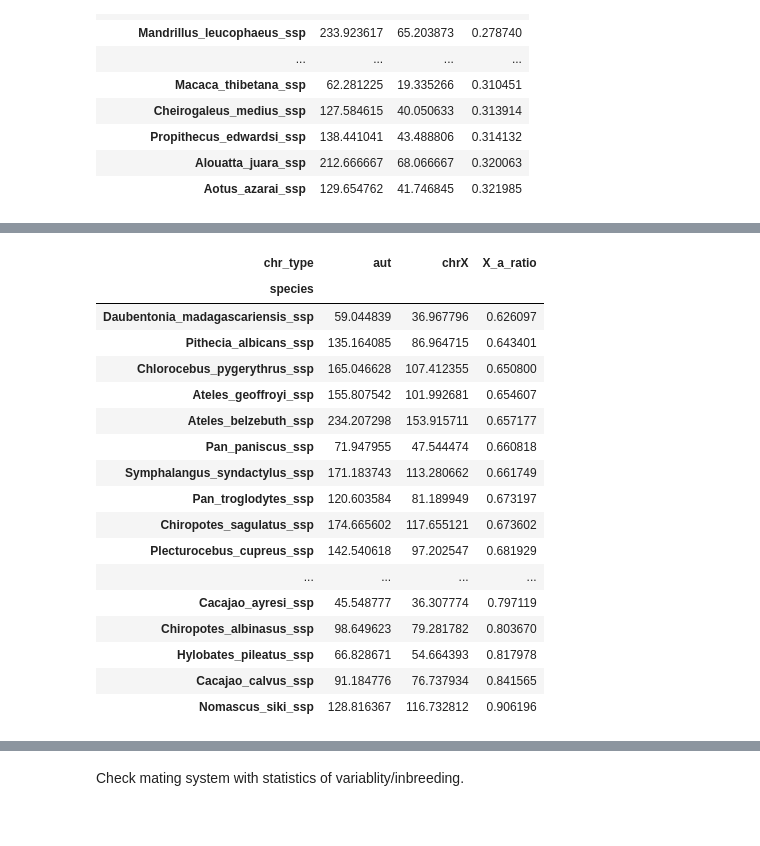
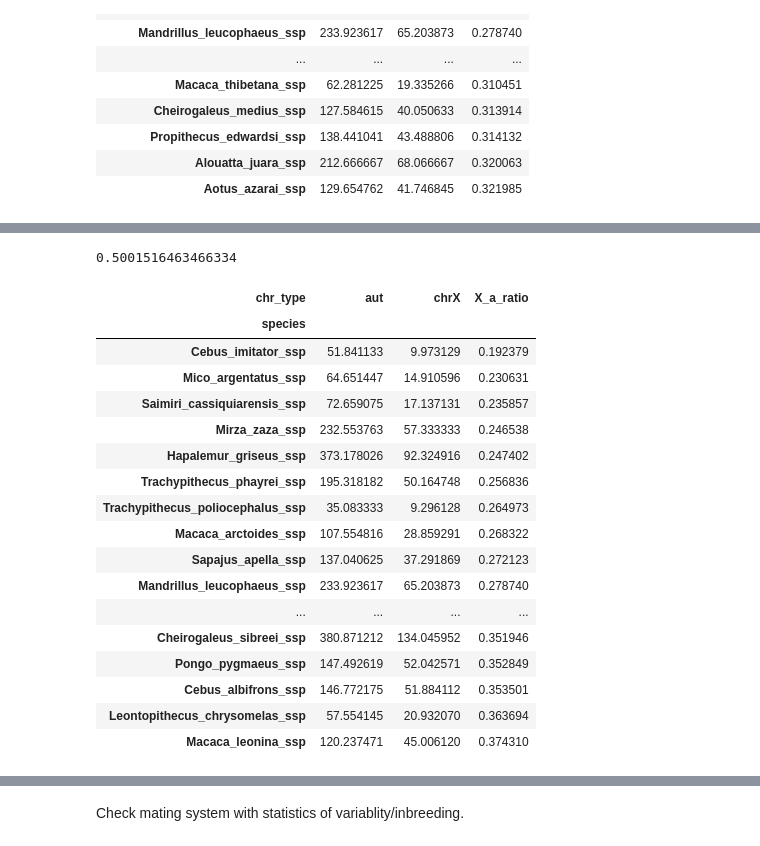
Before and after one commit to erikfogh/selection_primates, a Jupyter notebook: notebooks/standard03_mating_systems_testes.ipynb, the cells around one changed output, grey strips where cells are left out. Saved outputs shown, nothing was run; the diff lists cells and outputs as text; code cells hidden in the pictures.

```diff
--- a/notebooks/standard03_mating_systems_testes.ipynb
+++ b/notebooks/standard03_mating_systems_testes.ipynb
@@ -192,21 +199,25 @@ mean_het_df.sort_values("X_a_ratio")[:20]
+# %%
+mean_het_df.X_a_ratio.mean()
+# %% [output]
+0.5001516463466334
 # %%
-mean_het_df.sort_values("X_a_ratio")[-30:-4]
+mean_het_df.sort_values("X_a_ratio")[:30]
 # %% [output]
 | chr_type | aut | chrX | X_a_ratio |
 | species |  |  |  |
-| Daubentonia_madagascariensis_ssp | 59.044839 | 36.967796 | 0.626097 |
-| Pithecia_albicans_ssp | 135.164085 | 86.964715 | 0.643401 |
-| Chlorocebus_pygerythrus_ssp | 165.046628 | 107.412355 | 0.650800 |
-| Ateles_geoffroyi_ssp | 155.807542 | 101.992681 | 0.654607 |
-| Ateles_belzebuth_ssp | 234.207298 | 153.915711 | 0.657177 |
-| Pan_paniscus_ssp | 71.947955 | 47.544474 | 0.660818 |
-| Symphalangus_syndactylus_ssp | 171.183743 | 113.280662 | 0.661749 |
-| Pan_troglodytes_ssp | 120.603584 | 81.189949 | 0.673197 |
-| Chiropotes_sagulatus_ssp | 174.665602 | 117.655121 | 0.673602 |
-| Plecturocebus_cupreus_ssp | 142.540618 | 97.202547 | 0.681929 |
+| Cebus_imitator_ssp | 51.841133 | 9.973129 | 0.192379 |
+| Mico_argentatus_ssp | 64.651447 | 14.910596 | 0.230631 |
+| Saimiri_cassiquiarensis_ssp | 72.659075 | 17.137131 | 0.235857 |
+| Mirza_zaza_ssp | 232.553763 | 57.333333 | 0.246538 |
+| Hapalemur_griseus_ssp | 373.178026 | 92.324916 | 0.247402 |
+| Trachypithecus_phayrei_ssp | 195.318182 | 50.164748 | 0.256836 |
+| Trachypithecus_poliocephalus_ssp | 35.083333 | 9.296128 | 0.264973 |
+| Macaca_arctoides_ssp | 107.554816 | 28.859291 | 0.268322 |
+| Sapajus_apella_ssp | 137.040625 | 37.291869 | 0.272123 |
+| Mandrillus_leucophaeus_ssp | 233.923617 | 65.203873 | 0.278740 |
 | ... | ... | ... | ... |
-| Cacajao_ayresi_ssp | 45.548777 | 36.307774 | 0.797119 |
-| Chiropotes_albinasus_ssp | 98.649623 | 79.281782 | 0.803670 |
-| Hylobates_pileatus_ssp | 66.828671 | 54.664393 | 0.817978 |
-| Cacajao_calvus_ssp | 91.184776 | 76.737934 | 0.841565 |
-| Nomascus_siki_ssp | 128.816367 | 116.732812 | 0.906196 |
+| Cheirogaleus_sibreei_ssp | 380.871212 | 134.045952 | 0.351946 |
+| Pongo_pygmaeus_ssp | 147.492619 | 52.042571 | 0.352849 |
+| Cebus_albifrons_ssp | 146.772175 | 51.884112 | 0.353501 |
+| Leontopithecus_chrysomelas_ssp | 57.554145 | 20.932070 | 0.363694 |
+| Macaca_leonina_ssp | 120.237471 | 45.006120 | 0.374310 |
```
Also changed, not shown: parts of 11 cells of this notebook, 4 other files.
